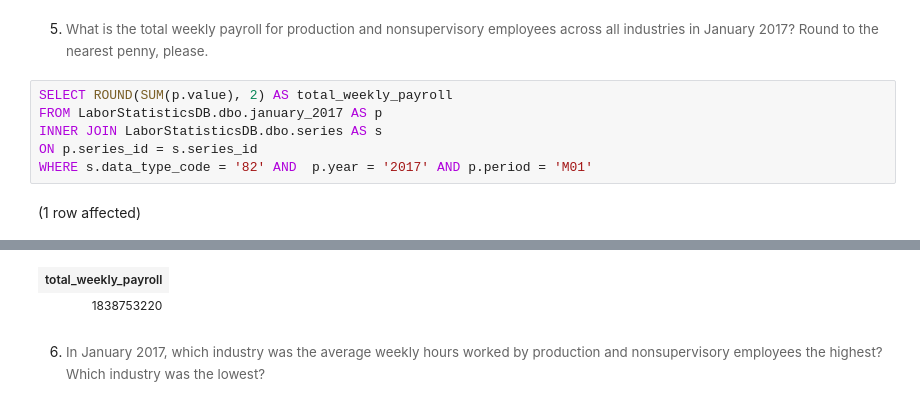
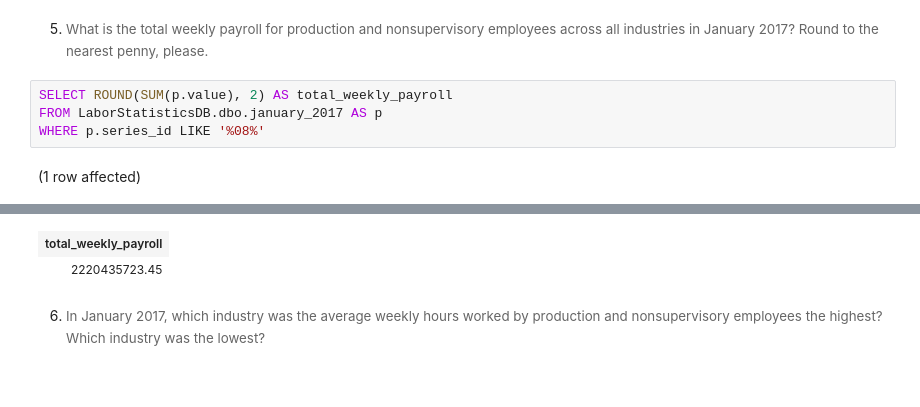
Before and after one commit to fsaidova74/Assignment3_9to5, a Jupyter notebook: 9to5.ipynb, the cells around one changed output, grey strips where cells are left out. Saved outputs shown, nothing was run; the diff lists cells and outputs as text.

```diff
--- a/9to5.ipynb
+++ b/9to5.ipynb
@@ -303,8 +287,6 @@ Total execution time: 00:00:00.088
 # %%
 SELECT ROUND(SUM(p.value), 2) AS total_weekly_payroll
 FROM LaborStatisticsDB.dbo.january_2017 AS p
-INNER JOIN LaborStatisticsDB.dbo.series AS s
-ON p.series_id = s.series_id
-WHERE s.data_type_code = '82' AND  p.year = '2017' AND p.period = 'M01'
+WHERE p.series_id LIKE '%08%'
 # %% [output]
 (1 row affected)
@@ -312,5 +294,5 @@ Total execution time: 00:00:00.086
 | total_weekly_payroll |
-| 1838753220 |
+| 2220435723.45 |
 # %% [markdown]
 6. <span style="background-color: rgb(255, 255, 255); font-size: 10pt; white-space: pre-wrap; color: rgb(102, 102, 102); font-family: Arvo, serif;">In January 2017, which industry was the average weekly hours worked by production and nonsupervisory employees the highest? Which industry was the lowest?</span>
 # %%
```
Also changed, not shown: parts of 5 cells of this notebook.
